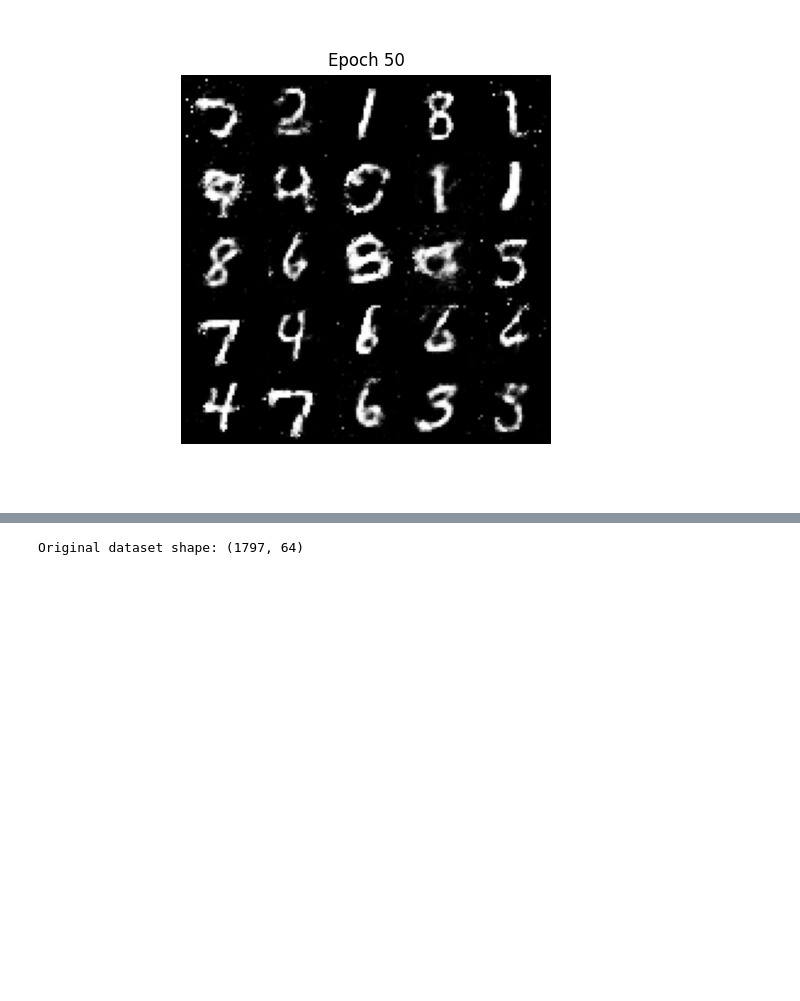
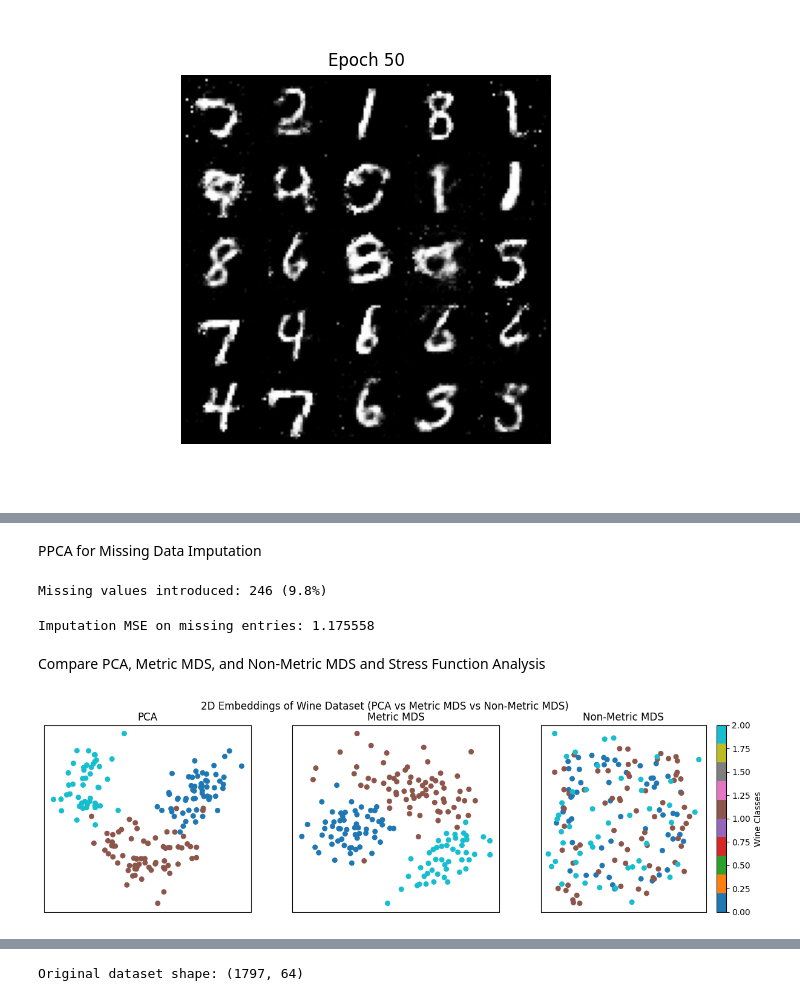
Before and after one commit to Nehasatheesh04/Deep_Learning, a Jupyter notebook: DL.ipynb, the cells around one changed output, grey strips where cells are left out. Drawn from its saved outputs; the diff is of its cells as text; code cells hidden in the pictures; blank space fills up the shorter version.

```diff
--- a/DL.ipynb
+++ b/DL.ipynb
@@ -194,0 +311,2 @@ Displaying image from Epoch 50:
+# %% [markdown]
+PPCA for Missing Data Imputation
@@ -194,0 +317,21 @@ Displaying image from Epoch 50:
+# %%
+# 1️⃣ Create synthetic dataset
+# ------------------------------------------------------------
+np.random.seed(42)
+
+# True latent structure (2D latent → 5D observed)
+n_samples = 500
+n_features = 5
+n_components = 2
+
+Z_true = np.random.randn(n_samples, n_components)
+W_true = np.random.randn(n_features, n_components)
+X_true = Z_true @ W_true.T + 0.1 * np.random.randn(n_samples, n_features)
+
+# Introduce 10% missing values at random
+X_missing = X_true.copy()
+mask = np.random.rand(*X_true.shape) < 0.1
+X_missing[mask] = np.nan
+print(f"Missing values introduced: {mask.sum()} ({mask.mean() * 100:.1f}%)")
+# %% [output]
+Missing values introduced: 246 (9.8%)
@@ -194,0 +395,12 @@ Displaying image from Epoch 50:
+# %%
+# 4️⃣ Compare imputed vs true values (only on originally missing entries)
+# ------------------------------------------------------------
+true_vals = X_true[mask]
+imputed_vals = X_imputed[mask]
+imputation_error = mean_squared_error(true_vals, imputed_vals)
+print(f"Imputation MSE on missing entries: {imputation_error:.6f}")
+# %% [output]
+Imputation MSE on missing entries: 1.175558
+# %% [markdown]
+Compare PCA, Metric MDS, and Non-Metric MDS and
+Stress Function Analysis
@@ -194,0 +414,37 @@ Displaying image from Epoch 50:
+# %%
+# ===========================================
+# PART 1: PCA vs Metric MDS vs Non-Metric MDS
+# ===========================================
+
+# Load and standardize Wine dataset
+wine = load_wine()
+X = StandardScaler().fit_transform(wine.data)
+y = wine.target
+
+# PCA
+pca = PCA(n_components=2)
+X_pca = pca.fit_transform(X)
+
+# Metric MDS (preserves distances)
+metric_mds = MDS(n_components=2, metric=True, random_state=42)
+X_mds_metric = metric_mds.fit_transform(X)
+
+# Non-Metric MDS (preserves rank of distances)
+nonmetric_mds = MDS(n_components=2, metric=False, random_state=42)
+X_mds_nonmetric = nonmetric_mds.fit_transform(X)
+# %%
+# Plot all embeddings side by side
+plt.figure(figsize=(15, 4))
+
+methods = [("PCA", X_pca), ("Metric MDS", X_mds_metric), ("Non-Metric MDS", X_mds_nonmetric)]
+for i, (name, data) in enumerate(methods):
+    plt.subplot(1, 3, i+1)
+    scatter = plt.scatter(data[:, 0], data[:, 1], c=y, cmap='tab10', s=30)
+    plt.title(name)
+    plt.xticks([]); plt.yticks([])
+
+plt.suptitle("2D Embeddings of Wine Dataset (PCA vs Metric MDS vs Non-Metric MDS)", fontsize=12)
+plt.colorbar(scatter, label="Wine Classes")
+plt.show()
+# %% [output]
+[figure, added]
```
Also changed, not shown: parts of 14 cells of this notebook.
